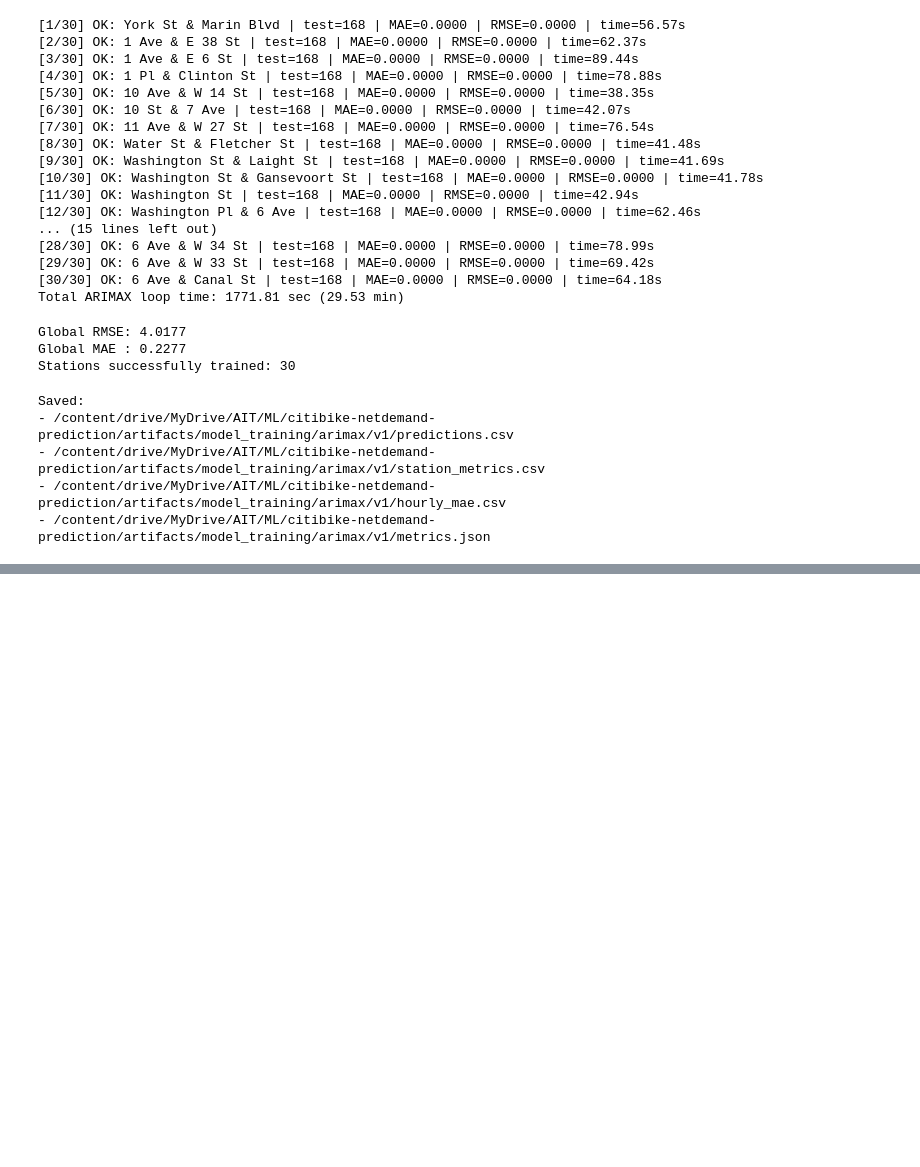
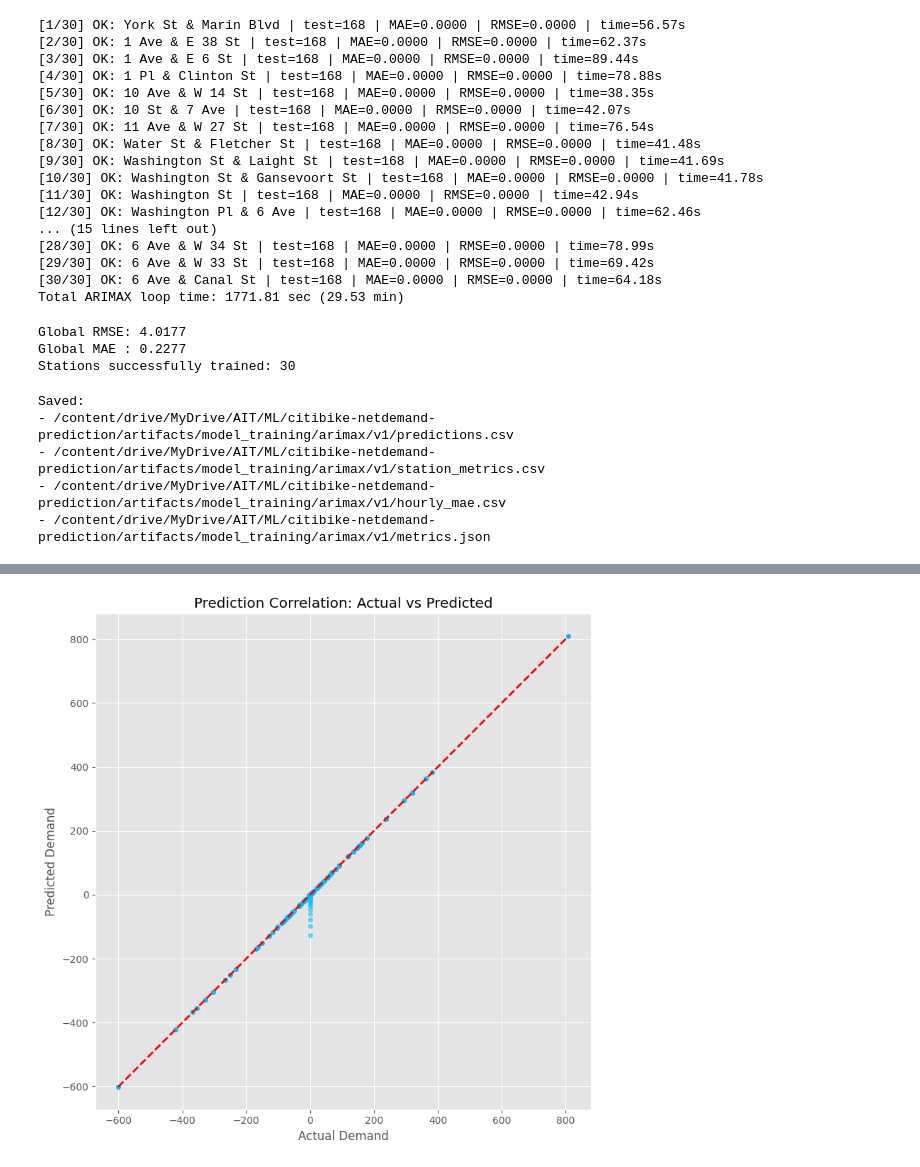
Before and after one commit to thet-htun-swe/SPATIO-TEMPORAL-DEMAND-FORECASTING-FOR-MICRO-MOBILITY-REBALANCING, a Jupyter notebook: notebooks/model_training/train_arimax_v1.ipynb, the cells around one changed output, grey strips where cells are left out. Saved outputs shown, nothing was run; the diff lists cells and outputs as text; code cells hidden in the pictures; blank space fills up the shorter version.

```diff
--- a/notebooks/model_training/train_arimax_v1.ipynb
+++ b/notebooks/model_training/train_arimax_v1.ipynb
@@ -251,0 +283,16 @@ Saved:
+# %%
+# 2) Prediction Correlation: Actual vs Predicted
+s = pred_df.sample(min(20000, len(pred_df)), random_state=42)
+
+plt.figure(figsize=(8,8))
+plt.scatter(s["y_true"], s["y_pred"], alpha=0.35, s=18, color="deepskyblue")
+mn = min(s["y_true"].min(), s["y_pred"].min())
+mx = max(s["y_true"].max(), s["y_pred"].max())
+plt.plot([mn, mx], [mn, mx], "r--", linewidth=2)
+plt.title("Prediction Correlation: Actual vs Predicted")
+plt.xlabel("Actual Demand")
+plt.ylabel("Predicted Demand")
+plt.tight_layout()
+plt.show()
+# %% [output]
+[figure, added]
```
Also changed, not shown: parts of 5 cells of this notebook.
